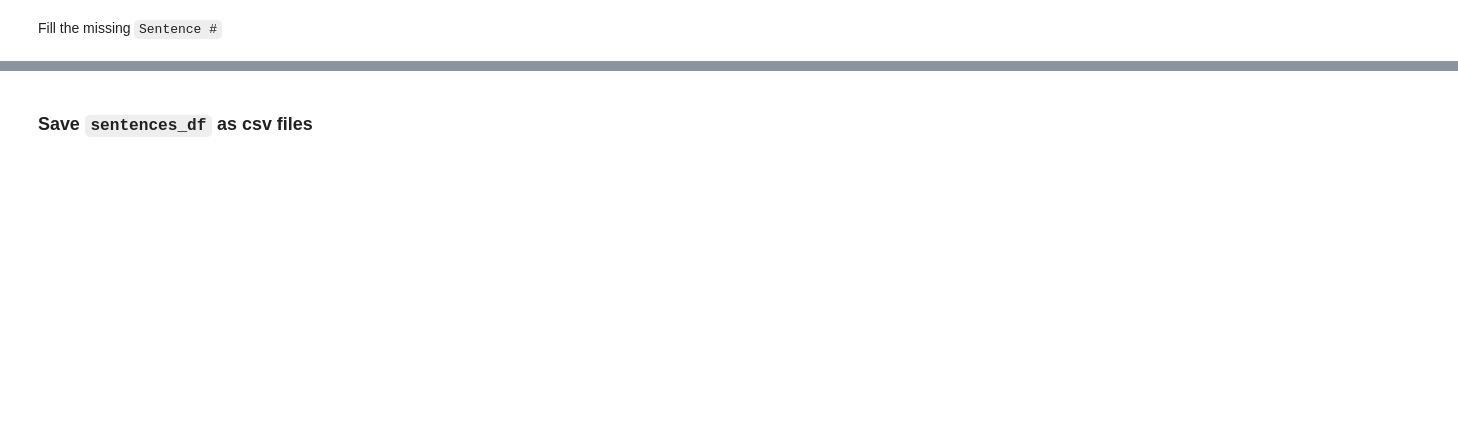
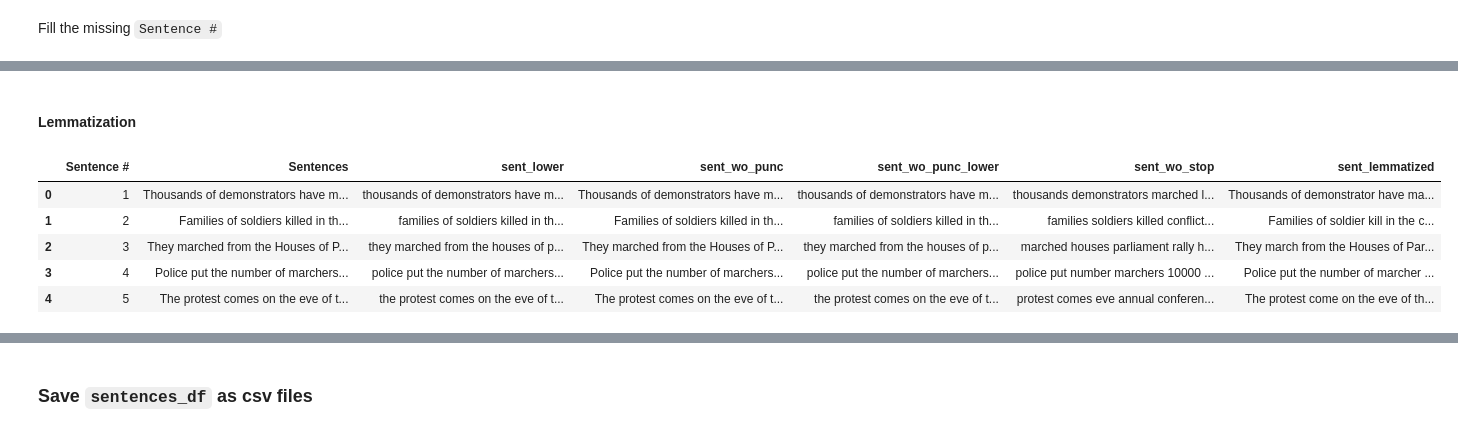
Before and after one commit to LaplaceCherub/glg-project, a Jupyter notebook: week_11_models/clustering_model.ipynb, the cells around one changed output, grey strips where cells are left out. Drawn from its saved outputs; the diff is of its cells as text; code cells hidden in the pictures; blank space fills up the shorter version.

```diff
--- a/week_11_models/clustering_model.ipynb
+++ b/week_11_models/clustering_model.ipynb
@@ -90,0 +49,6 @@ sentences_df = sentences_df.assign(Content=content)
+# %%
+PUNCT_TO_REMOVE = string.punctuation
+def remove_punctuation(sentence):
+    return sentence.translate(str.maketrans('', '', PUNCT_TO_REMOVE))
+
+sentences_df['sent_wo_punc'] = sentences_df['Sentences'].apply(lambda sentence: remove_punctuation(sentence))
@@ -90,0 +64,2 @@ sentences_df = sentences_df.assign(Content=content)
+# %%
+sentences_df['sent_wo_punc_lower'] = sentences_df['sent_wo_punc'].str.lower()
@@ -90,0 +91,8 @@ sentences_df = sentences_df.assign(Content=content)
+# %%
+STOPWORDS = set(stopwords.words('english'))
+def remove_stopwords(sentence):
+    return ' '.join([word for word in sentence.split() if word not in STOPWORDS])
+
+sentences_df['sent_wo_stop'] = sentences_df['sent_wo_punc_lower']\
+                            .apply(lambda sentence: remove_stopwords(sentence))
+sentences_df.head()
@@ -90,0 +106,2 @@ sentences_df = sentences_df.assign(Content=content)
+# %% [markdown]
+#### Lemmatization
@@ -90,0 +111,18 @@ sentences_df = sentences_df.assign(Content=content)
+# %%
+lemmatizer = WordNetLemmatizer()
+wordnet_map = {'N':wordnet.NOUN, 'V':wordnet.VERB, 'J':wordnet.ADJ, 'R':wordnet.ADV}
+def lemmatize_words(sentence):
+    pos_tagged_text = nltk.pos_tag(sentence.split())
+    return ' '.join([lemmatizer.lemmatize(word, wordnet_map.get(pos[0], wordnet.NOUN))
+                    for word, pos in pos_tagged_text])
+
+sentences_df['sent_lemmatized'] = sentences_df['Sentences'].apply(lambda sentence: lemmatize_words(sentence))
+# %%
+sentences_df.head()
+# %% [output]
+|  | Sentence # | Sentences | sent_lower | sent_wo_punc | sent_wo_punc_lower | sent_wo_stop | sent_lemmatized |
+| 0 | 1 | Thousands of demonstrators have m... | thousands of demonstrators have m... | Thousands of demonstrators have m... | thousands of demonstrators have m... | thousands demonstrators marched l... | Thousands of demonstrator have ma... |
+| 1 | 2 | Families of soldiers killed in th... | families of soldiers killed in th... | Families of soldiers killed in th... | families of soldiers killed in th... | families soldiers killed conflict... | Families of soldier kill in the c... |
+| 2 | 3 | They marched from the Houses of P... | they marched from the houses of p... | They marched from the Houses of P... | they marched from the houses of p... | marched houses parliament rally h... | They march from the Houses of Par... |
+| 3 | 4 | Police put the number of marchers... | police put the number of marchers... | Police put the number of marchers... | police put the number of marchers... | police put number marchers 10000 ... | Police put the number of marcher ... |
+| 4 | 5 | The protest comes on the eve of t... | the protest comes on the eve of t... | The protest comes on the eve of t... | the protest comes on the eve of t... | protest comes eve annual conferen... | The protest come on the eve of th... |
```
Also changed, not shown: parts of 48 cells of this notebook.
